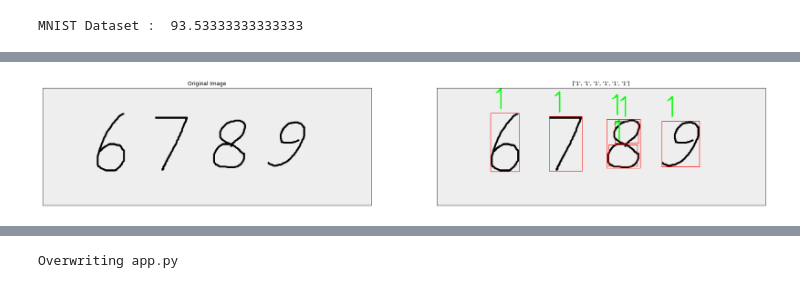
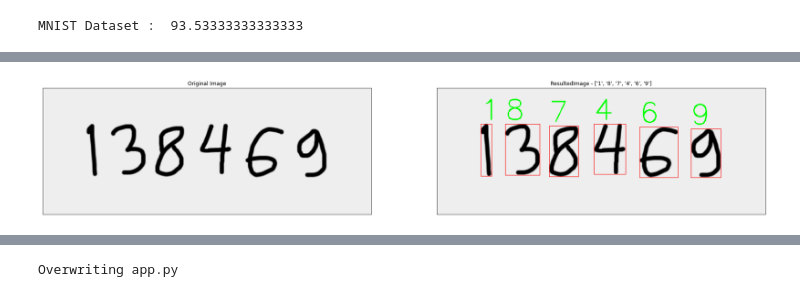
Before and after one commit to haikalzeo/DigitRecognition, a Jupyter notebook: digitrecognition.ipynb, the cells around one changed output, grey strips where cells are left out. Saved outputs shown, nothing was run; the diff lists cells and outputs as text; code cells hidden in the pictures.

```diff
--- a/digitrecognition.ipynb
+++ b/digitrecognition.ipynb
@@ -81,7 +56,7 @@ def get_path_list(root_path):
 def get_class_id(root_path, train_names):
     # initilize array to store image and class id
     image_list = []
-    image_blur_list = []
+    image_check_list = []
     image_class_list = []
 
     # looping through list of folder or train names path
@@ -96,17 +71,18 @@ def get_class_id(root_path, train_names):
             image = cv2.imread(full_image_path)
             image = cv2.cvtColor(image, cv2.COLOR_BGR2GRAY)
             image = cv2.GaussianBlur(image, (5,5), 0)
-            image_blur_list.append(image)
+            image = cv2.resize(image, (100,100))
+            image_check_list.append(image)
 
             # append image list with the image
-            image_list.append(cv2.resize(image, (100,100)).flatten())
+            image_list.append(image.flatten())
             # append image class list with class of the image
             image_class_list.append(image_class)
 
     image_list = np.array(image_list).astype(np.float32)
     image_class_list = np.array(image_class_list).astype(np.float32)
 
-    return image_list, image_class_list, image_blur_list
+    return image_list, image_class_list, image_check_list
 # %%
 # Loading the digits data
 data = cv2.imread('./drive/MyDrive/DigitRecognition_Dataset/digits.png')
@@ -133,7 +109,7 @@ y_test_mnist = np.repeat(y, 150)[:, np.newaxis]
 # %%
 train_root_path = './drive/MyDrive/DigitRecognition_Dataset/Train'
 train_names = get_path_list(train_root_path)
-train_image_list, image_classes_list, image_blur_list = get_class_id(train_root_path, train_names)
+train_image_list, image_classes_list, image_check_list = get_class_id(train_root_path, train_names)
 
 (X_train, X_test, y_train, y_test) = train_test_split(train_image_list, image_classes_list, test_size=0.25, random_state=42)
 # %% [markdown]
@@ -352,6 +328,7 @@ def recognize_digit(image):
 
   contours, _ = cv2.findContours(canny.copy(), cv2.RETR_EXTERNAL, cv2.CHAIN_APPROX_SIMPLE)
   boundingBoxes = [cv2.boundingRect(c) for c in contours]
+  contours, _ = zip(*sorted(zip(contours, boundingBoxes), key=lambda b:b[1][0], reverse=False))
 
   display = []
   image_numbers = []
@@ -359,34 +336,19 @@ def recognize_digit(image):
   for contour in contours:
     (x, y, w, h) = cv2.boundingRect(contour)
 
-    if w>= 5 and h>=20:
+    if w>= 5 and h>=50:
       area = blur[y:y+h, x:x+w]
       ret, area = cv2.threshold(area, 127, 255, cv2.THRESH_BINARY_INV)
 
       new_square = drawSquare(area)
       number = resize(new_square, 100)
       result = number.reshape((1, 10000));
-      # number = resize(new_square, 20)
-      # result = number.reshape((1, 400));
       result = result.astype(np.float32);
       image_numbers.append(number)
 
-      #knn opencv
-      # ret, res, neighbours, distance = model_cv_knn.findNearest(result, k=1)
-      # n = str(int(float(res[0]))); print(res.shape)
-      # display.append(n)
-
-      #svm
-      # res = model_svm_mnist_new.predict(result)
       res = model_svm_manual_new.predict(result)
       n = str(int(float(res)))
       display.append(n)
-
-      #tensor keras
-      # result = np.array(result).astype(np.float32)
-      # res = model_tensor.predict(result)
-      # n = str(int(float(res[0][0])))
-      # display.append(n)
 
       # draw rectangle around individual digit
       cv2.rectangle(image, (x,y), (x+w, y+h), (255,0,0), 1)
@@ -394,19 +356,19 @@ def recognize_digit(image):
 
   return image, display, image_numbers
 # %%
-original = cv2.imread('./drive/MyDrive/DigitRecognition_Dataset/Test/Test9.png')
-resultImage, resultDigit, image_numbers = recognize_digit(cv2.imread('./drive/MyDrive/DigitRecognition_Dataset/Test/Test9.png'))
+original = cv2.imread('./drive/MyDrive/DigitRecognition_Dataset/Test/testing1.png')
+resultImage, resultDigit, image_numbers = recognize_digit(cv2.imread('./drive/MyDrive/DigitRecognition_Dataset/Test/testing1.png'))
 plt.figure(figsize = (30, 15))
 plt.subplot(121)
 plt.imshow(original, cmap = 'gray')
 plt.title("Original Image")
 plt.xticks([]), plt.yticks([])
 
 plt.subplot(122)
 plt.imshow(resultImage, "gray")
-plt.title(resultDigit)
+plt.title(f'ResultedImage - {resultDigit}')
 plt.xticks([]), plt.yticks([])
 plt.show()
 # %% [output]
-[figure, old version]
+[figure, new version]
 # %%
```
Also changed, not shown: parts of 24 cells of this notebook.
